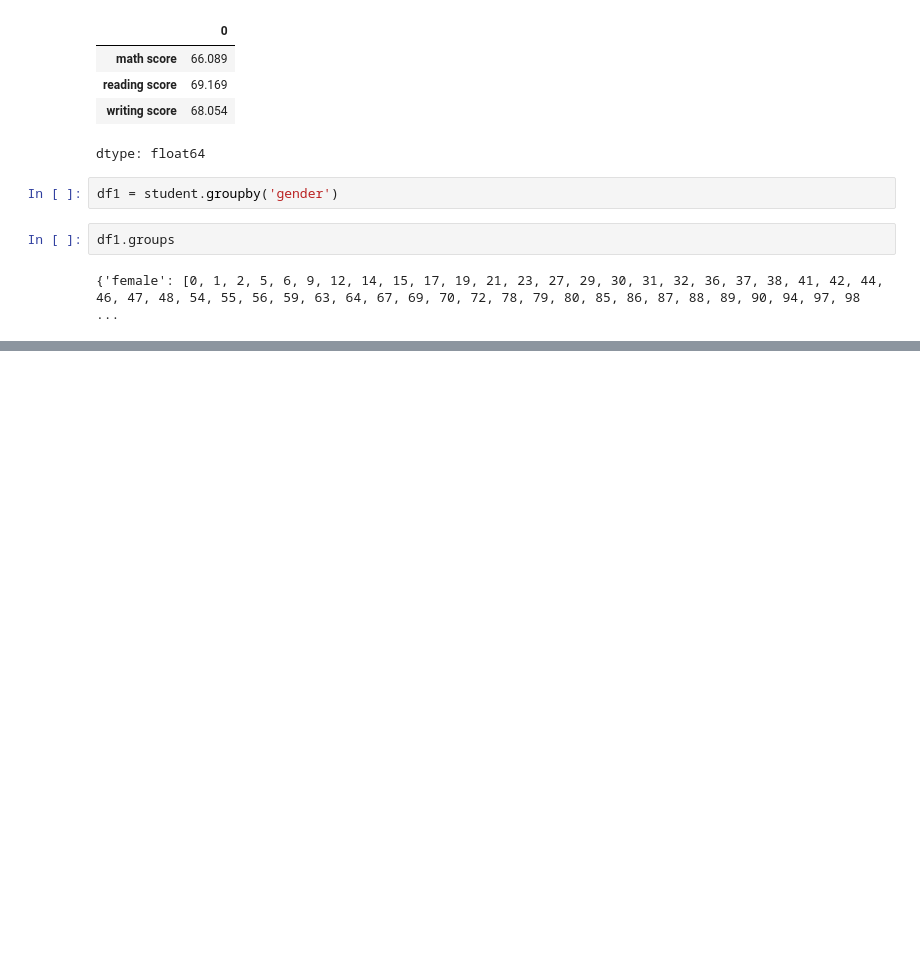
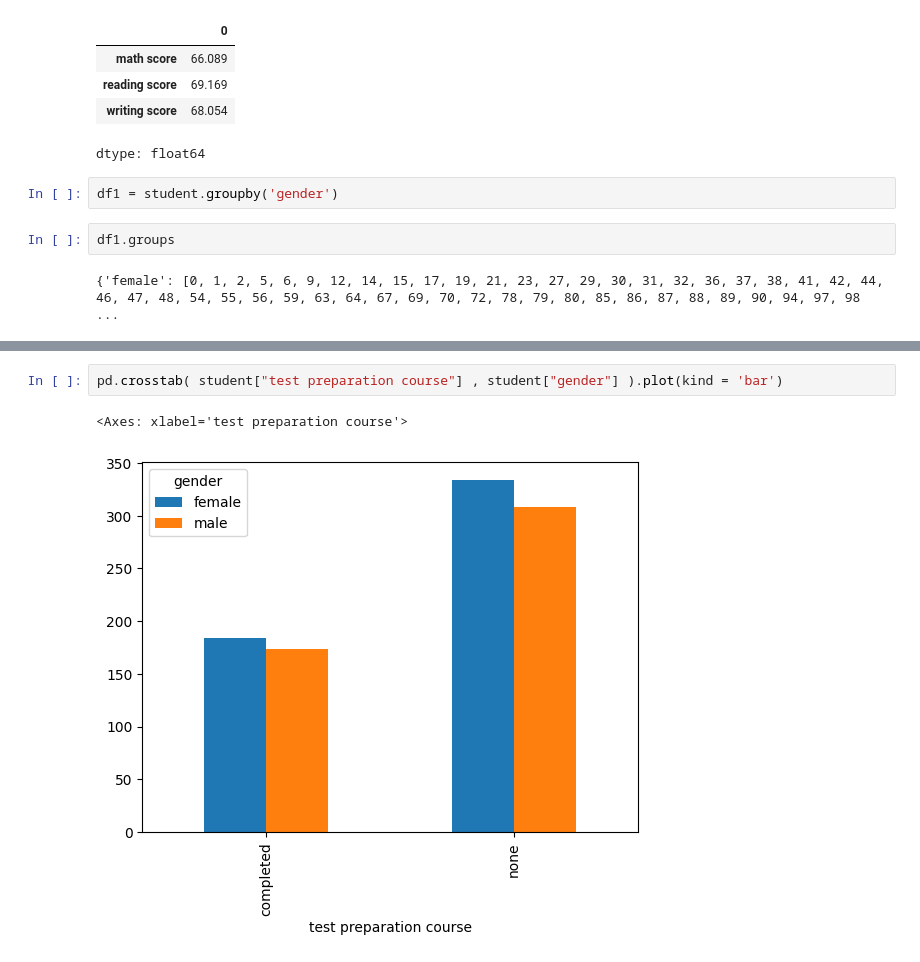
Before and after one commit to lokeshudalkar/Data_Science, a Jupyter notebook: Student_performance_descriptive_states_visualisation.ipynb, the cells around one changed output, grey strips where cells are left out. Saved outputs shown, nothing was run; the diff lists cells and outputs as text; blank space fills up the shorter version.

```diff
--- a/Student_performance_descriptive_states_visualisation.ipynb
+++ b/Student_performance_descriptive_states_visualisation.ipynb
@@ -417,0 +499,5 @@ df1.groups
+# %%
+pd.crosstab( student["test preparation course"] , student["gender"] ).plot(kind = 'bar')
+# %% [output]
+<Axes: xlabel='test preparation course'>
+[figure, added]
```
Also changed, not shown: parts of 32 cells of this notebook.
